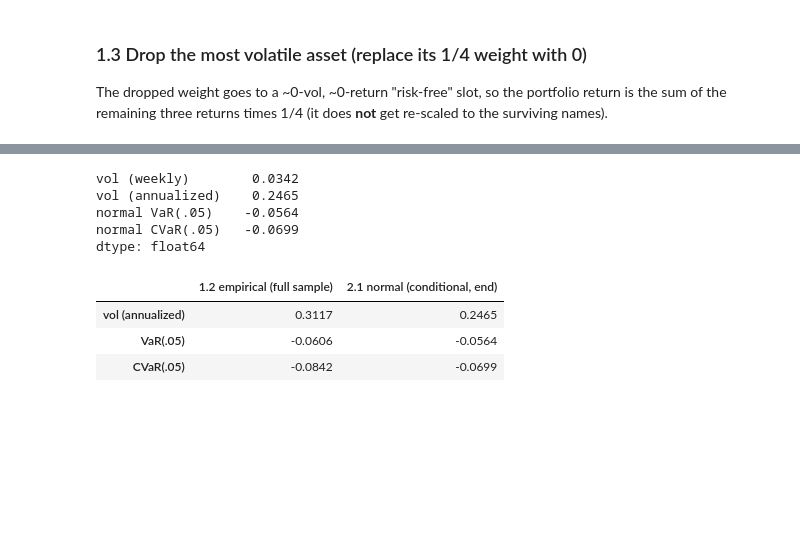
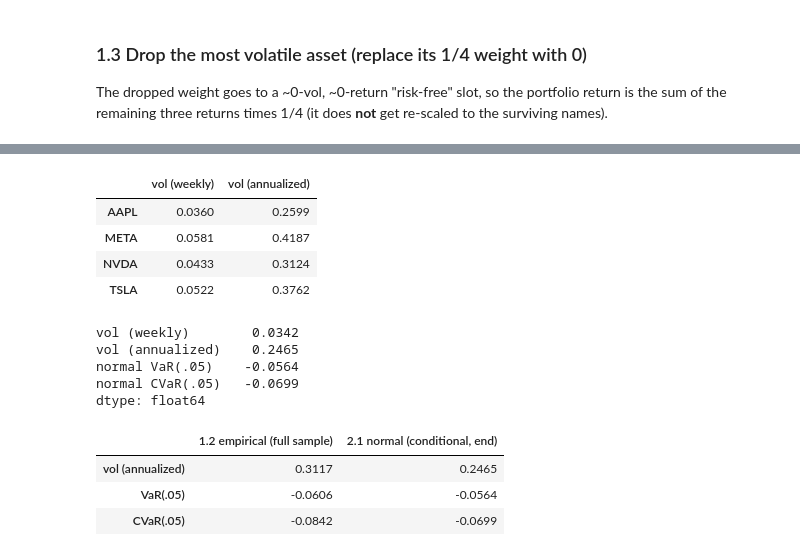
Before and after one commit to calebjyoung27/finm-25000-hw-6, a Jupyter notebook: var-equity-portfolio/var_analysis.ipynb, the cells around one changed output, grey strips where cells are left out. Saved outputs shown, nothing was run; the diff lists cells and outputs as text; code cells hidden in the pictures; blank space fills up the shorter version.

```diff
--- a/var-equity-portfolio/var_analysis.ipynb
+++ b/var-equity-portfolio/var_analysis.ipynb
@@ -153,20 +161,33 @@ dtype: float64
 - Normal CVaR (Gaussian expected shortfall): $\text{CVaR}_t = -\sigma_t\,\dfrac{\phi(z_{.05})}{q}$.
 # %%
 phi = norm.pdf(Z)
-sigma = port.rolling(M).std().shift(1)     # data through t-1
-sigma_T = sigma.iloc[-1]                    # end-of-sample forecast
+sigma_assets = rets.rolling(M).std().shift(1)  # each security, data through t-1
+sigma_port = port.rolling(M).std().shift(1)    # EW portfolio, data through t-1
+
+asset_sigma_T = pd.DataFrame({
+    "vol (weekly)": sigma_assets.iloc[-1],
+    "vol (annualized)": sigma_assets.iloc[-1] * np.sqrt(WK),
+})
+display(asset_sigma_T)
+
+sigma_T = sigma_port.iloc[-1]                 # end-of-sample portfolio forecast
 
 nvar = Z * sigma_T * np.sqrt(TAU)
 ncvar = -sigma_T * phi / Q
 
 cond = pd.Series({
     "vol (weekly)": sigma_T,
     "vol (annualized)": sigma_T * np.sqrt(WK),
     "normal VaR(.05)": nvar,
     "normal CVaR(.05)": ncvar,
 })
 cond
 # %% [output]
+|  | vol (weekly) | vol (annualized) |
+| AAPL | 0.0360 | 0.2599 |
+| META | 0.0581 | 0.4187 |
+| NVDA | 0.0433 | 0.3124 |
+| TSLA | 0.0522 | 0.3762 |
 vol (weekly)        0.0342
 vol (annualized)    0.2465
 normal VaR(.05)    -0.0564
```
Also changed, not shown: parts of 4 cells of this notebook.
